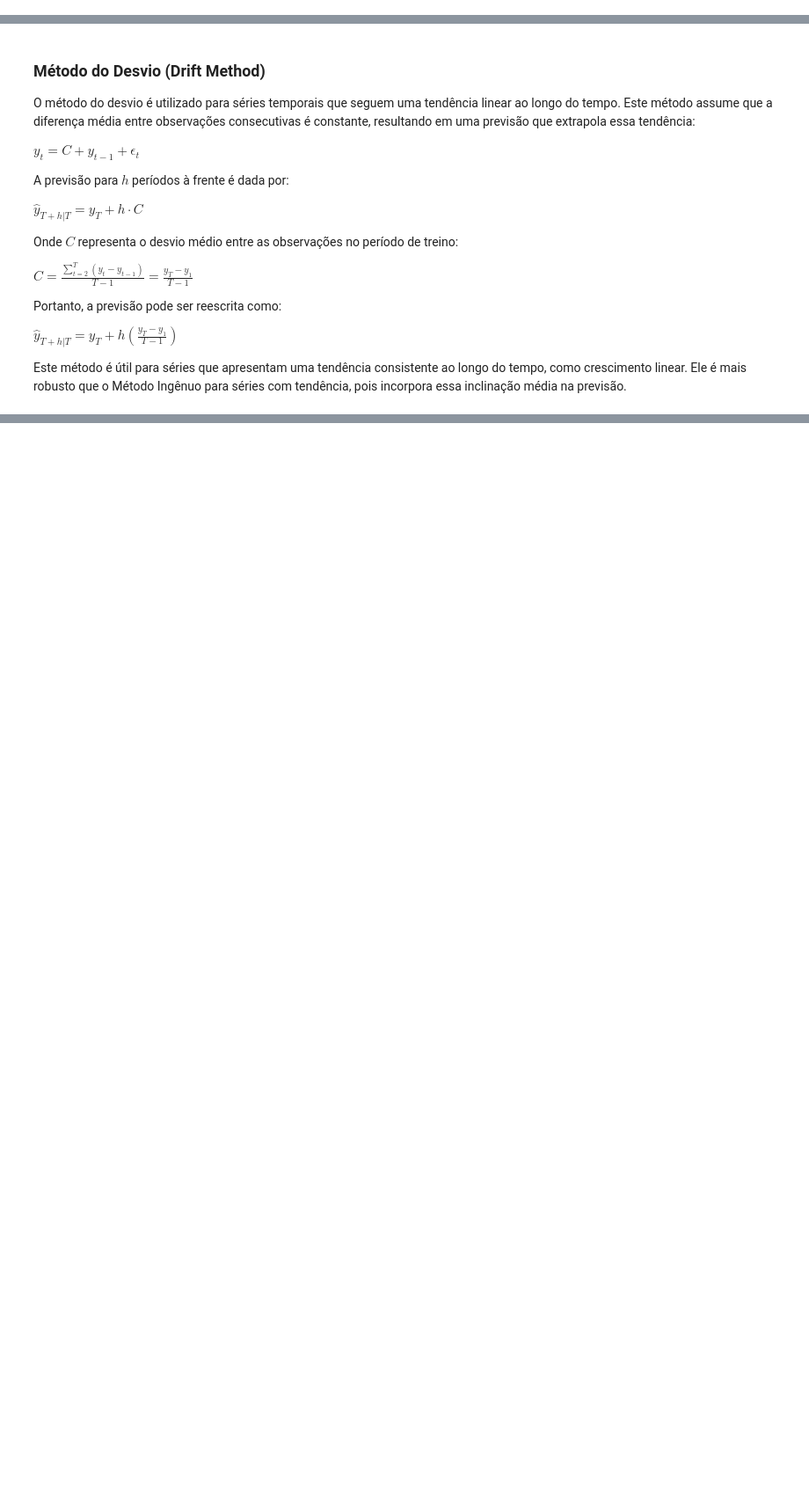
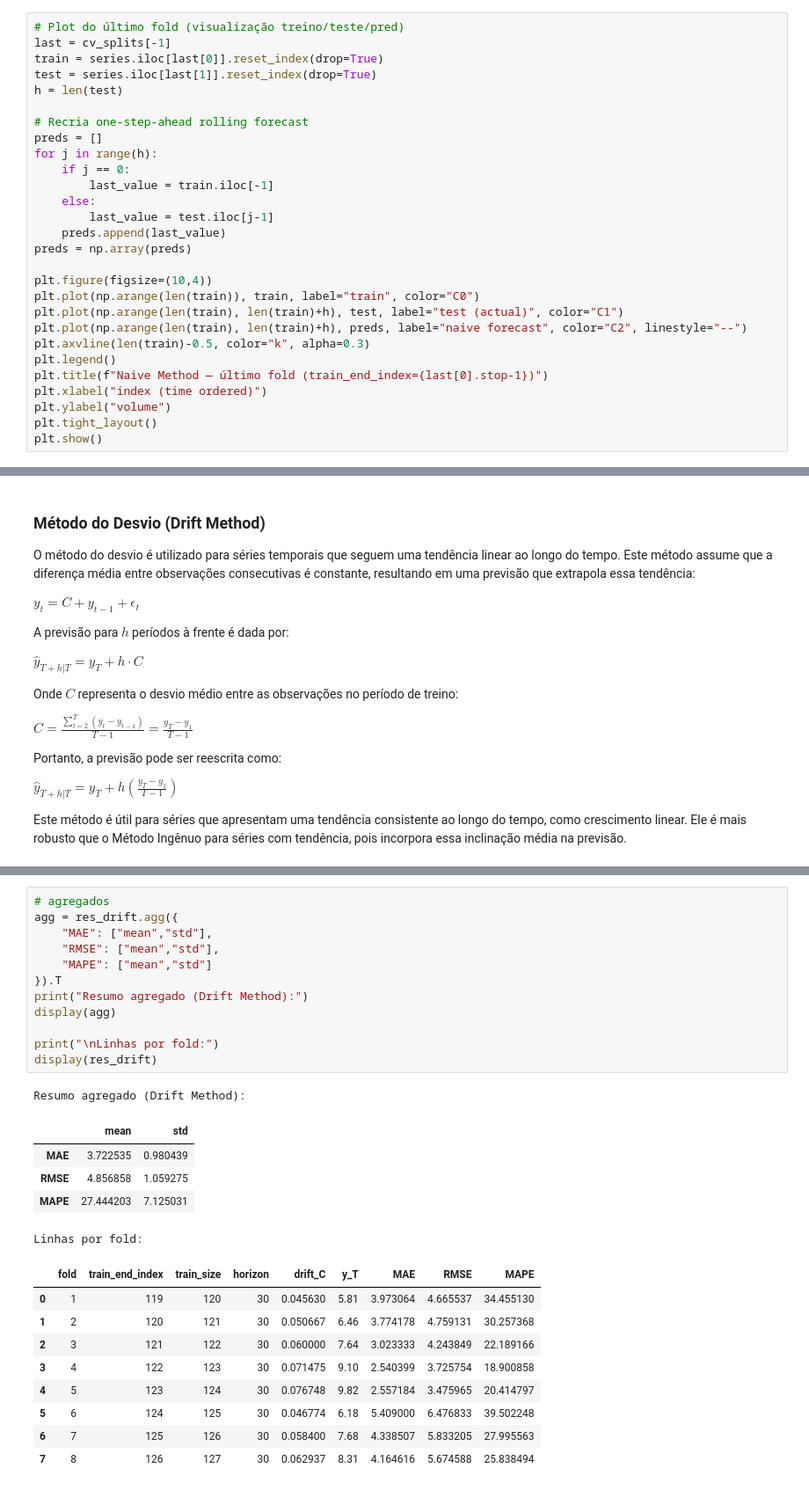
Before and after one commit to eduardammag/time-series, a Jupyter notebook: baselines/Baselines.ipynb, the cells around one changed output, grey strips where cells are left out. Shown: that part at 88% size. Cells and saved outputs as stored; diff of their text form; blank space fills up the shorter version.

```diff
--- a/baselines/Baselines.ipynb
+++ b/baselines/Baselines.ipynb
@@ -328,3 +395,31 @@ Este baseline é muito útil para séries que se assemelham a um passeio aleató
+# %%
+# Plot do último fold (visualização treino/teste/pred)
+last = cv_splits[-1]
+train = series.iloc[last[0]].reset_index(drop=True)
+test = series.iloc[last[1]].reset_index(drop=True)
+h = len(test)
+
+# Recria one-step-ahead rolling forecast
+preds = []
+for j in range(h):
+    if j == 0:
+        last_value = train.iloc[-1]
+    else:
+        last_value = test.iloc[j-1]
+    preds.append(last_value)
+preds = np.array(preds)
+
+plt.figure(figsize=(10,4))
+plt.plot(np.arange(len(train)), train, label="train", color="C0")
+plt.plot(np.arange(len(train), len(train)+h), test, label="test (actual)", color="C1")
+plt.plot(np.arange(len(train), len(train)+h), preds, label="naive forecast", color="C2", linestyle="--")
+plt.axvline(len(train)-0.5, color="k", alpha=0.3)
+plt.legend()
+plt.title(f"Naive Method — último fold (train_end_index={last[0].stop-1})")
+plt.xlabel("index (time ordered)")
+plt.ylabel("volume")
+plt.tight_layout()
+plt.show()
 # %% [markdown]
 ### Método Sazonal Ingênuo (Seasonal Naive)
 
@@ -362,0 +623,28 @@ Este método é útil para séries que apresentam uma tendência consistente ao
+# %%
+# agregados
+agg = res_drift.agg({
+    "MAE": ["mean","std"],
+    "RMSE": ["mean","std"],
+    "MAPE": ["mean","std"]
+}).T
+print("Resumo agregado (Drift Method):")
+display(agg)
+
+print("\nLinhas por fold:")
+display(res_drift)
+# %% [output]
+Resumo agregado (Drift Method):
+|  | mean | std |
+| MAE | 3.722535 | 0.980439 |
+| RMSE | 4.856858 | 1.059275 |
+| MAPE | 27.444203 | 7.125031 |
+Linhas por fold:
+|  | fold | train_end_index | train_size | horizon | drift_C | y_T | MAE | RMSE | MAPE |
+| 0 | 1 | 119 | 120 | 30 | 0.045630 | 5.81 | 3.973064 | 4.665537 | 34.455130 |
+| 1 | 2 | 120 | 121 | 30 | 0.050667 | 6.46 | 3.774178 | 4.759131 | 30.257368 |
+| 2 | 3 | 121 | 122 | 30 | 0.060000 | 7.64 | 3.023333 | 4.243849 | 22.189166 |
+| 3 | 4 | 122 | 123 | 30 | 0.071475 | 9.10 | 2.540399 | 3.725754 | 18.900858 |
+| 4 | 5 | 123 | 124 | 30 | 0.076748 | 9.82 | 2.557184 | 3.475965 | 20.414797 |
+| 5 | 6 | 124 | 125 | 30 | 0.046774 | 6.18 | 5.409000 | 6.476833 | 39.502248 |
+| 6 | 7 | 125 | 126 | 30 | 0.058400 | 7.68 | 4.338507 | 5.833205 | 27.995563 |
+| 7 | 8 | 126 | 127 | 30 | 0.062937 | 8.31 | 4.164616 | 5.674588 | 25.838494 |
```
Also changed, not shown: parts of 14 cells of this notebook.
